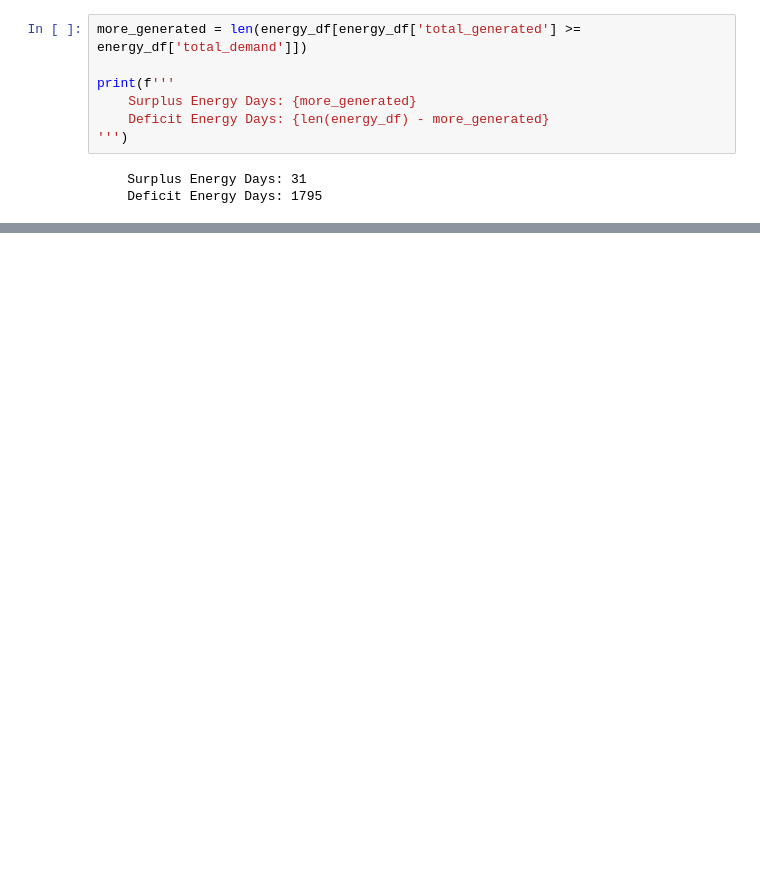
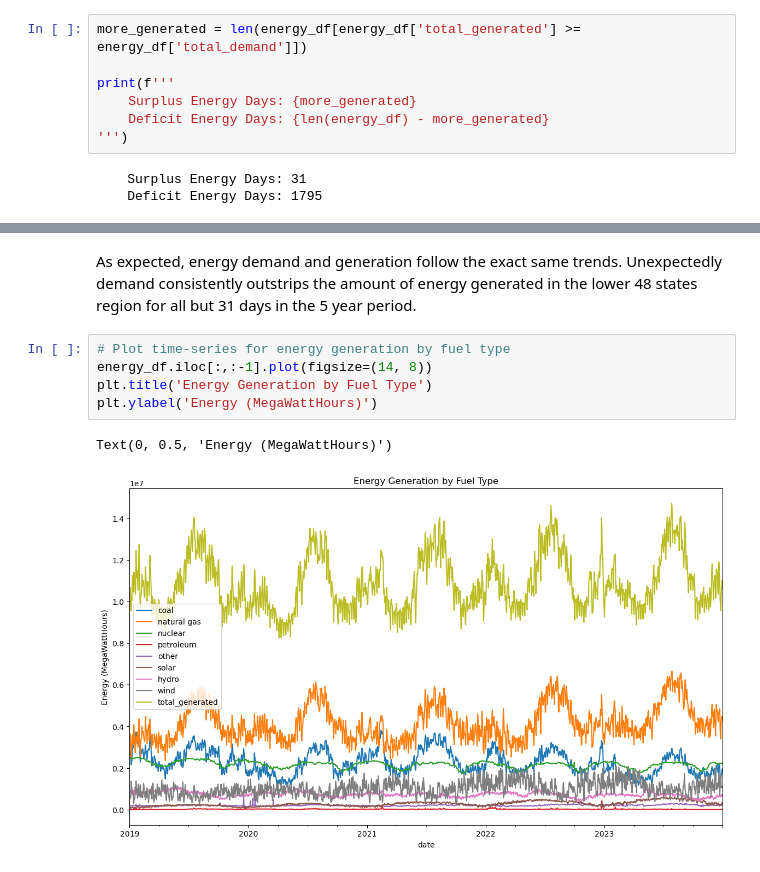
Before and after one commit to sbenston/energy_forecasting, a Jupyter notebook: energy_data_exploration.ipynb, the cells around one changed output, grey strips where cells are left out. Drawn from its saved outputs; the diff is of its cells as text; blank space fills up the shorter version.

```diff
--- a/energy_data_exploration.ipynb
+++ b/energy_data_exploration.ipynb
@@ -117,0 +141,10 @@ print(f'''
+# %% [markdown]
+As expected, energy demand and generation follow the exact same trends. Unexpectedly demand consistently outstrips the amount of energy generated in the lower 48 states region for all but 31 days in the 5 year period.
+# %%
+# Plot time-series for energy generation by fuel type
+energy_df.iloc[:,:-1].plot(figsize=(14, 8))
+plt.title('Energy Generation by Fuel Type')
+plt.ylabel('Energy (MegaWattHours)')
+# %% [output]
+Text(0, 0.5, 'Energy (MegaWattHours)')
+[figure, added]
```
Also changed, not shown: parts of 3 cells of this notebook.
